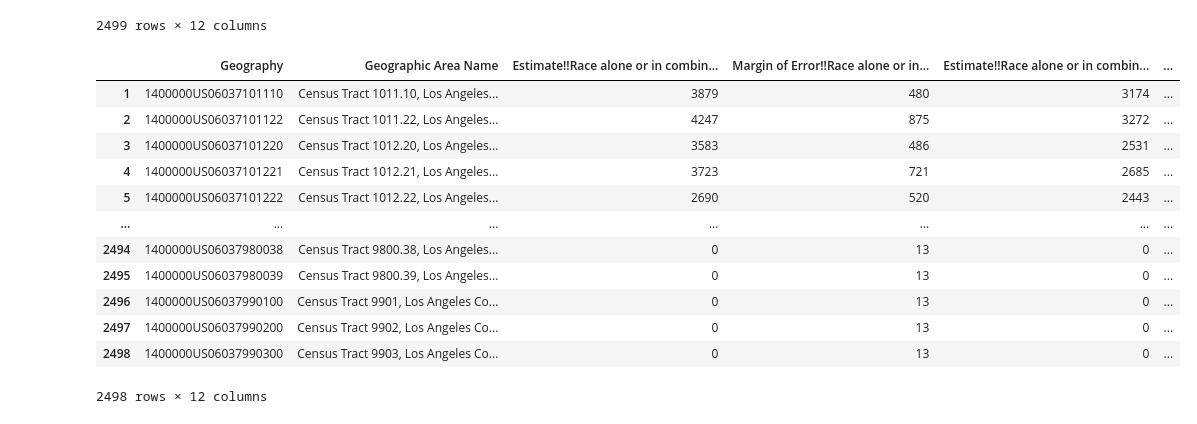
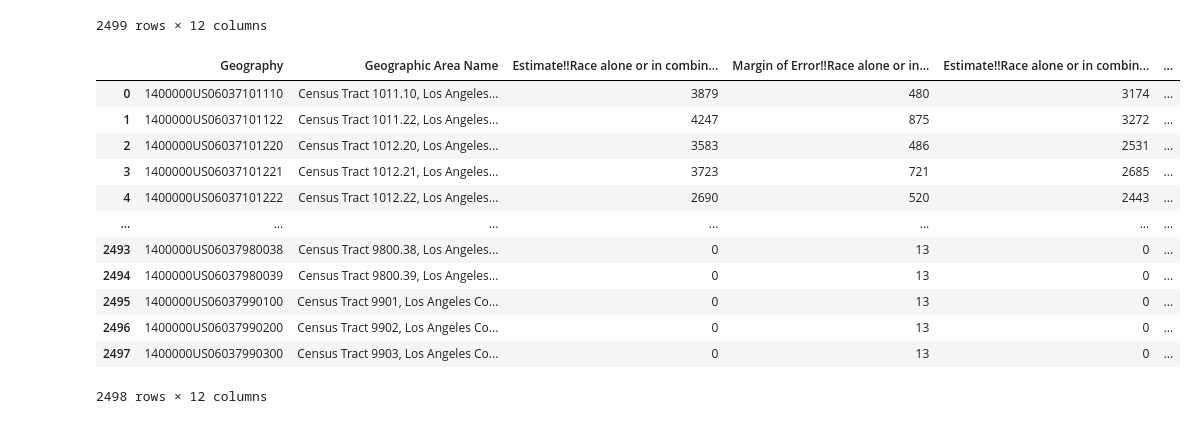
Before and after one commit to braeden-reinoso/Air-Toxin-Risk-in-Marginalized-Communities, a Jupyter notebook: LA_County_DataCleaning.ipynb, the cells around one changed output. Saved outputs shown, nothing was run; the diff lists cells and outputs as text; code cells hidden in the pictures.

```diff
--- a/LA_County_DataCleaning.ipynb
+++ b/LA_County_DataCleaning.ipynb
@@ -87,18 +89,20 @@ la_county_data
 la_county_data.columns = la_county_data.iloc[0]
 # %%
 la_county_final = la_county_data.drop(la_county_data.index[0])
-la_county_final
-# %% [output]
-|  | Geography | Geographic Area Name | Estimate!!Race alone or in combin... | Margin of Error!!Race alone or in... | Estimate!!Race alone or in combin... | ... |
-| 1 | 1400000US06037101110 | Census Tract 1011.10, Los Angeles... | 3879 | 480 | 3174 | ... |
-| 2 | 1400000US06037101122 | Census Tract 1011.22, Los Angeles... | 4247 | 875 | 3272 | ... |
-| 3 | 1400000US06037101220 | Census Tract 1012.20, Los Angeles... | 3583 | 486 | 2531 | ... |
-| 4 | 1400000US06037101221 | Census Tract 1012.21, Los Angeles... | 3723 | 721 | 2685 | ... |
-| 5 | 1400000US06037101222 | Census Tract 1012.22, Los Angeles... | 2690 | 520 | 2443 | ... |
-| ... | ... | ... | ... | ... | ... | ... |
-| 2494 | 1400000US06037980038 | Census Tract 9800.38, Los Angeles... | 0 | 13 | 0 | ... |
-| 2495 | 1400000US06037980039 | Census Tract 9800.39, Los Angeles... | 0 | 13 | 0 | ... |
-| 2496 | 1400000US06037990100 | Census Tract 9901, Los Angeles Co... | 0 | 13 | 0 | ... |
-| 2497 | 1400000US06037990200 | Census Tract 9902, Los Angeles Co... | 0 | 13 | 0 | ... |
-| 2498 | 1400000US06037990300 | Census Tract 9903, Los Angeles Co... | 0 | 13 | 0 | ... |
-2498 rows × 12 columns
+# %%
+la_county_final.reset_index(drop=True, inplace=True)
+la_county_final
+# %% [output]
+|  | Geography | Geographic Area Name | Estimate!!Race alone or in combin... | Margin of Error!!Race alone or in... | Estimate!!Race alone or in combin... | ... |
+| 0 | 1400000US06037101110 | Census Tract 1011.10, Los Angeles... | 3879 | 480 | 3174 | ... |
+| 1 | 1400000US06037101122 | Census Tract 1011.22, Los Angeles... | 4247 | 875 | 3272 | ... |
+| 2 | 1400000US06037101220 | Census Tract 1012.20, Los Angeles... | 3583 | 486 | 2531 | ... |
+| 3 | 1400000US06037101221 | Census Tract 1012.21, Los Angeles... | 3723 | 721 | 2685 | ... |
+| 4 | 1400000US06037101222 | Census Tract 1012.22, Los Angeles... | 2690 | 520 | 2443 | ... |
+| ... | ... | ... | ... | ... | ... | ... |
+| 2493 | 1400000US06037980038 | Census Tract 9800.38, Los Angeles... | 0 | 13 | 0 | ... |
+| 2494 | 1400000US06037980039 | Census Tract 9800.39, Los Angeles... | 0 | 13 | 0 | ... |
+| 2495 | 1400000US06037990100 | Census Tract 9901, Los Angeles Co... | 0 | 13 | 0 | ... |
+| 2496 | 1400000US06037990200 | Census Tract 9902, Los Angeles Co... | 0 | 13 | 0 | ... |
+| 2497 | 1400000US06037990300 | Census Tract 9903, Los Angeles Co... | 0 | 13 | 0 | ... |
+2498 rows × 12 columns
```
Also changed, not shown: parts of 5 cells of this notebook, 1 other file.
